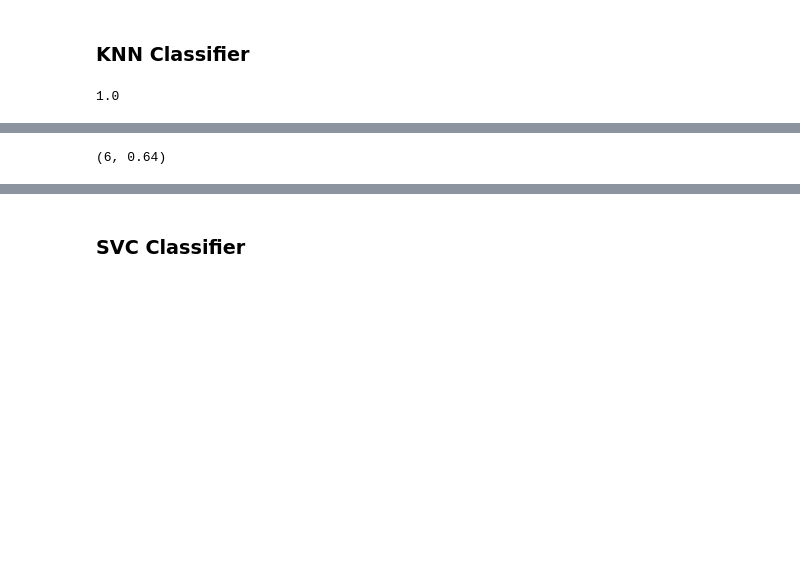
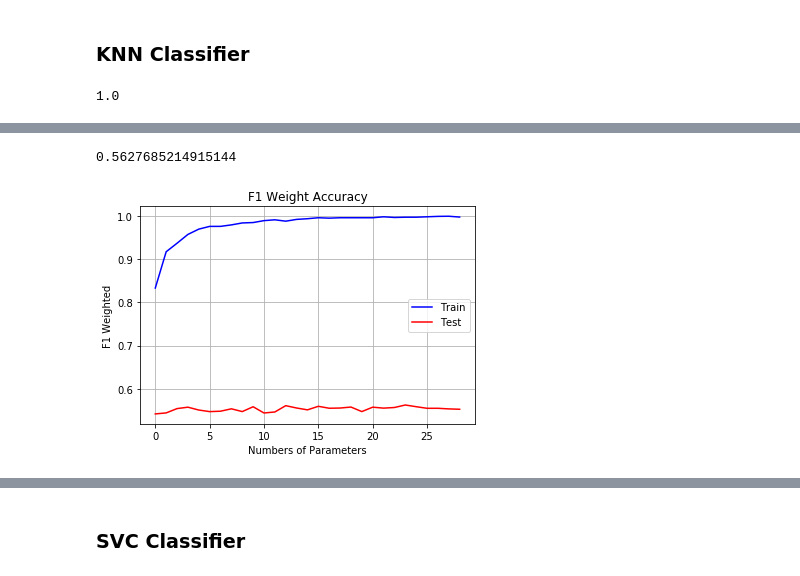
Before and after one commit to peteryph/Kaggle-Heart-Disease-UCI, a Jupyter notebook: UFC fight club.ipynb, the cells around one changed output, grey strips where cells are left out. Saved outputs shown, nothing was run; the diff lists cells and outputs as text; code cells hidden in the pictures; blank space fills up the shorter version.

```diff
--- a/UFC fight club.ipynb
+++ b/UFC fight club.ipynb
@@ -686,9 +649,10 @@ weighted avg       0.60      0.61      0.60       200
 # %%
 # Bagging KNN model
-coeff, highest = Bagging(KNN, Train_X, Train_Y, Valid_X, Valid_Y)
-coeff, highest
+coeff, highest, train_scores, test_scores = Bagging(KNN, Train_X, Train_Y, Valid_X, Valid_Y)
+plot(train_scores, test_scores)
 # %% [output]
-(6, 0.64)
+0.5627685214915144
+[figure, added]
 # %%
 Bagging_KNN = BaggingClassifier(base_estimator=KNN, n_estimators=coeff, random_state=rng)
 Bagging_KNN.fit(Train_X, Train_Y)
```
Also changed, not shown: parts of 77 cells of this notebook, 1 other file.
